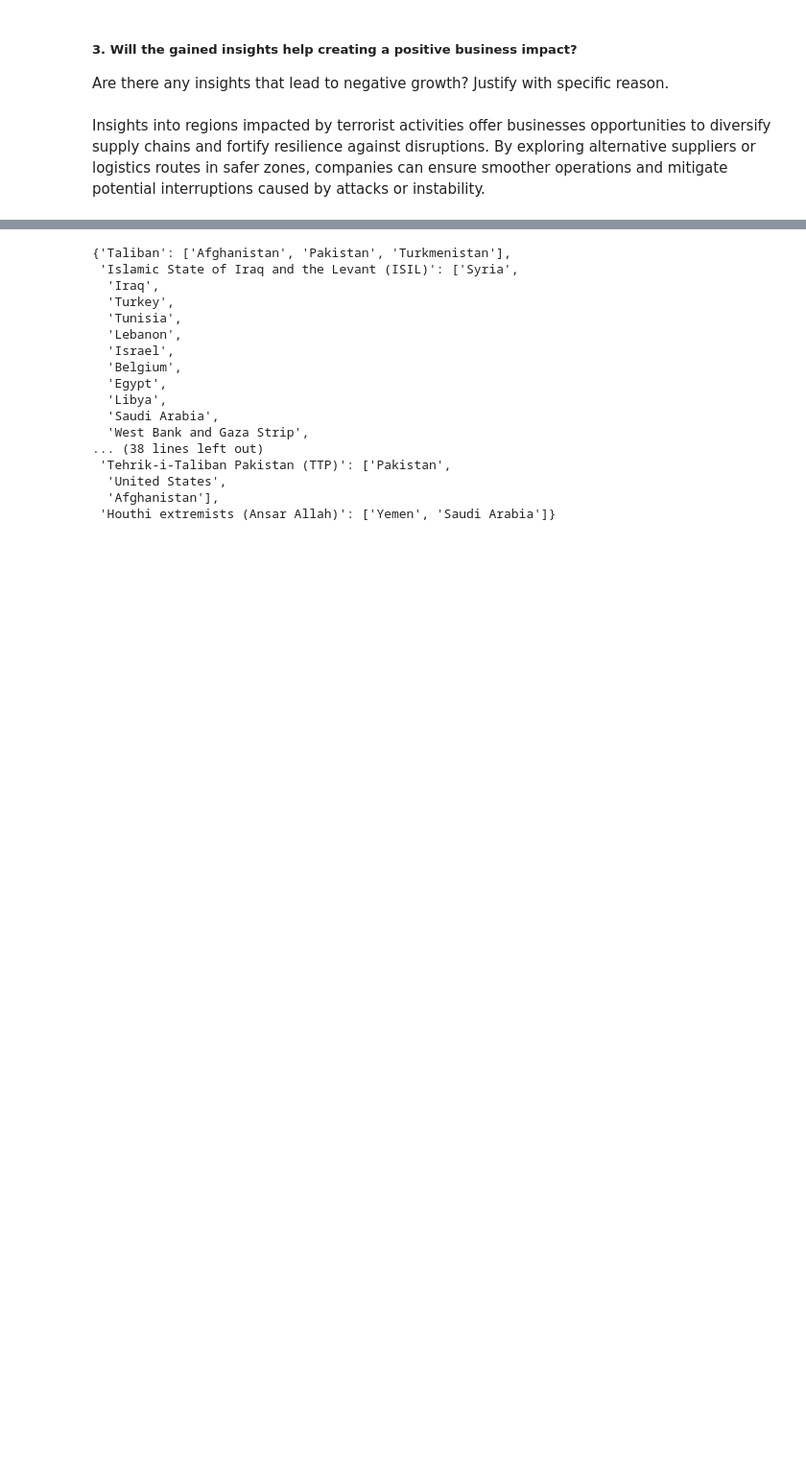
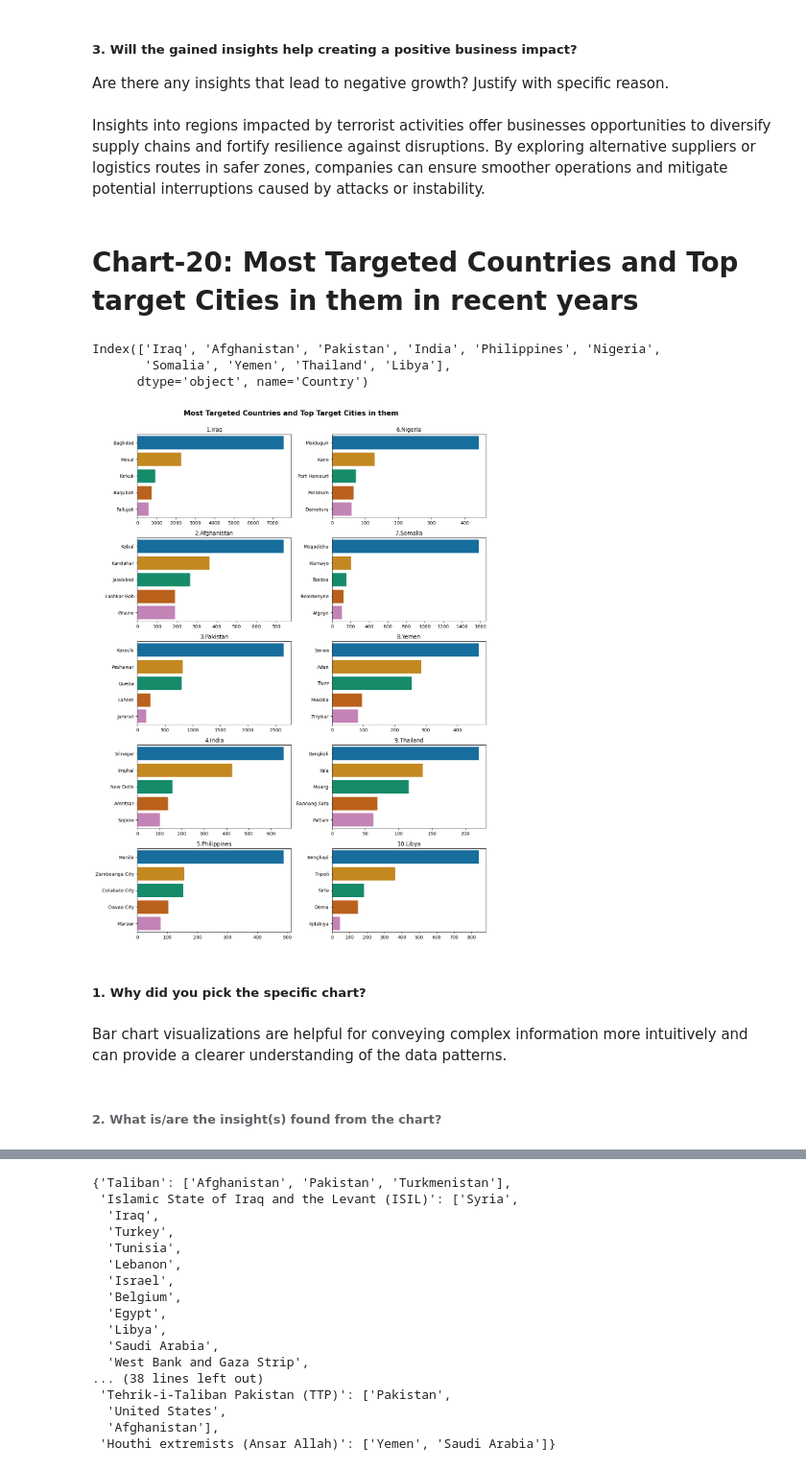
Before and after one commit to Mansi67/Global_Terrorism_Dataset_EDA, a Jupyter notebook: Global_Terrorism_Dataset_EDA.ipynb, the cells around one changed output, grey strips where cells are left out. Shown at 96% size. Saved outputs shown, nothing was run; the diff lists cells and outputs as text; code cells hidden in the pictures; blank space fills up the shorter version.

```diff
--- a/Global_Terrorism_Dataset_EDA.ipynb
+++ b/Global_Terrorism_Dataset_EDA.ipynb
@@ -1217,3 +1333,40 @@ Are there any insights that lead to negative growth? Justify with specific reaso
 # %% [markdown]
 
 Insights into regions impacted by terrorist activities offer businesses opportunities to diversify supply chains and fortify resilience against disruptions. By exploring alternative suppliers or logistics routes in safer zones, companies can ensure smoother operations and mitigate potential interruptions caused by attacks or instability.
+# %% [markdown]
+# **Chart-20: Most Targeted Countries and Top target Cities in them in recent years**
+# %%
+most_targeted_countries_after_2010=df[df['Year']>=2010].groupby('Country')['eventid'].count().sort_values(ascending=False)[0:10]
+most_targeted_countries_after_2010.index
+# %% [output]
+Index(['Iraq', 'Afghanistan', 'Pakistan', 'India', 'Philippines', 'Nigeria',
+       'Somalia', 'Yemen', 'Thailand', 'Libya'],
+      dtype='object', name='Country')
+# %%
+fig, axes = plt.subplots(5, 2, figsize=(12,16))
+fig.subplots_adjust(top=0.95)
+# Title of main plot
+plt.suptitle("Most Targeted Countries and Top Target Cities in them",  fontsize = 15, fontweight="bold",y=1)
+i=0
+j=0
+flag=0
+
+for rank,value in enumerate(most_targeted_countries_after_2010.index):#Top 10 most targeted countries
+  #Top 5 groups in each country
+  cities=df[(df['Country']==value) & (df['City'] !='Unknown')].groupby('City')['eventid'].count().sort_values(ascending=False)[0:5]
+  ax=sns.barplot(ax=axes[i,j],x = cities.values, y = cities.index,palette='colorblind', orient='h', ).set(title='{}.{}'.format(str(rank+1),value),ylabel=None)
+  i+=1
+  flag+=1
+  if i>4 and flag<10:
+    i=0
+    j=1
+plt.tight_layout()
+plt.show()
+# %% [output]
+[figure, added]
+# %% [markdown]
+##### 1. Why did you pick the specific chart?
+# %% [markdown]
+Bar chart visualizations are helpful for conveying complex information more intuitively and can provide a clearer understanding of the data patterns.
+# %% [markdown]
+###### 2. What is/are the insight(s) found from the chart?
```
Also changed, not shown: parts of 53 cells of this notebook.
